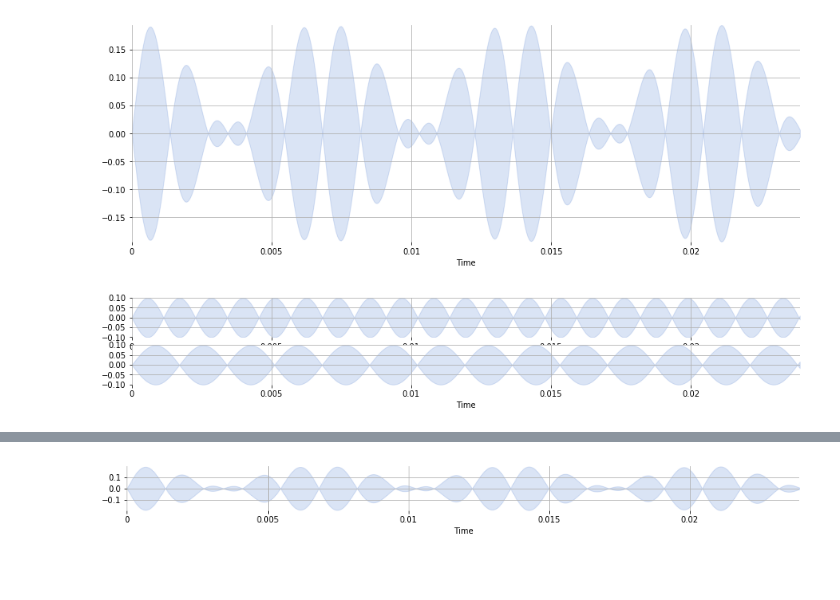
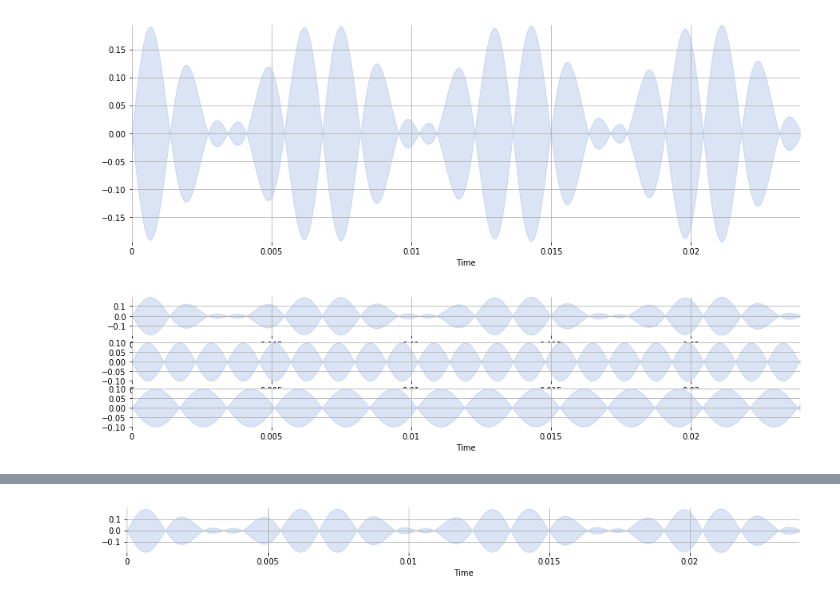
Before and after one commit to yardsale8/musicinformationretrieval.com, a Jupyter notebook: 5_3_audio_representation.ipynb, the cells around one changed output, grey strips where cells are left out. Drawn from its saved outputs; the diff is of its cells as text; code cells hidden in the pictures; blank space fills up the shorter version.

```diff
--- a/5_3_audio_representation.ipynb
+++ b/5_3_audio_representation.ipynb
@@ -97,17 +97,17 @@ librosa.display.waveplot(mix[:528 ], sr, alpha=0.2)
 # %%
 def make_wave_plots(*args, lower = 0, upper = 528, alpha = 0.2):
     """ Makes stacked wave plots for each of the arguments.
 
     args - an number of numpy array's from audio wav files."""
     n = len(args)
     fig = plt.figure(figsize=(15, n))
     for i, seq in enumerate(args):
         plt.subplot(n, 1, i + 1)
         librosa.display.waveplot(seq[lower:upper], sr, alpha=alpha)
     return fig
-fig = make_wave_plots(a440, d291)
+_ = make_wave_plots(mix, a440, d291)
 # %% [output]
-[figure, old version]
+[figure, new version]
 # %%
 f349, sr = make_pitch(349.0)
 c523, sr = make_pitch(523.0)
```
Also changed, not shown: 6 other files.
